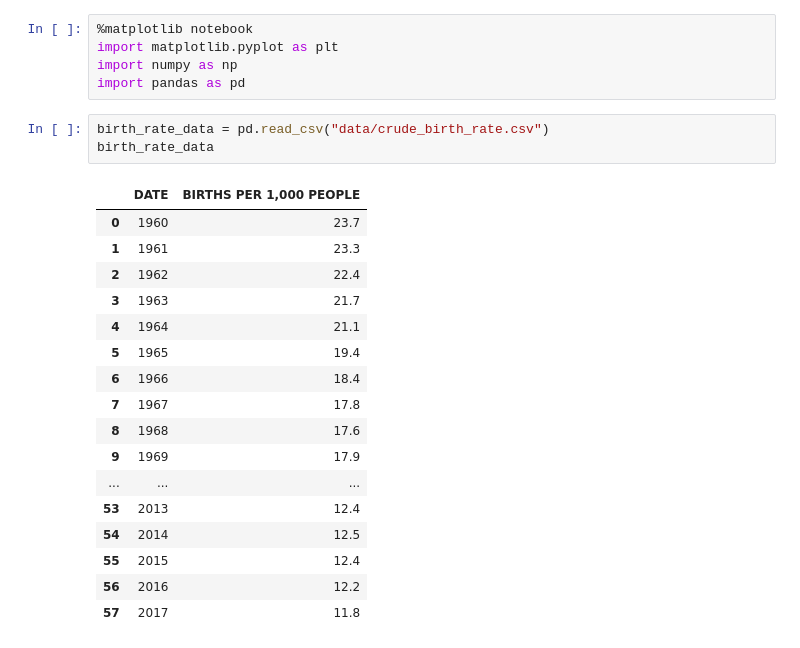
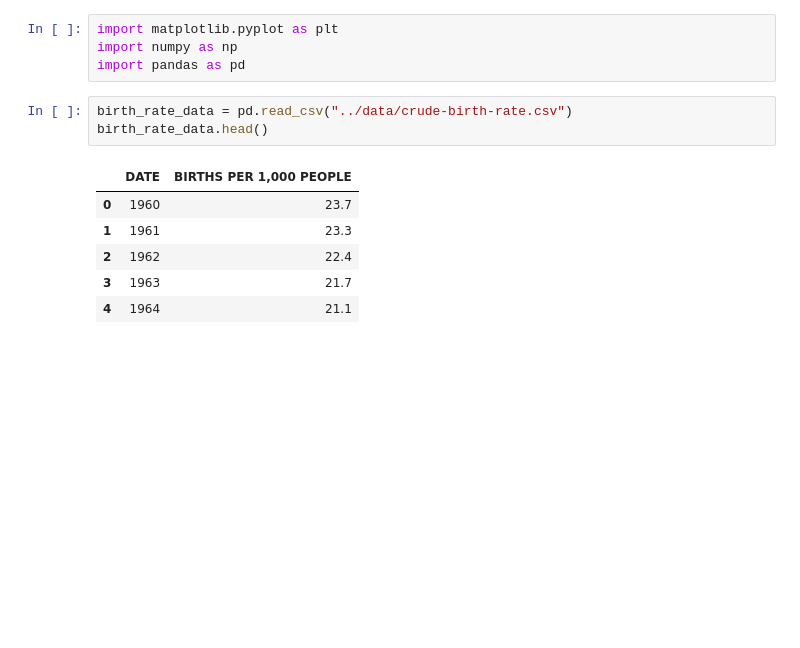
Before and after one commit to kathleeng77/Open-Source-Project-1, a Jupyter notebook: analysis/crude-birth-rate-analysis.ipynb, the cells around one changed output. Cells and saved outputs as stored; diff of their text form; blank space fills up the shorter version.

```diff
--- a/analysis/crude-birth-rate-analysis.ipynb
+++ b/analysis/crude-birth-rate-analysis.ipynb
@@ -1,27 +1,15 @@
 # %%
-%matplotlib notebook
 import matplotlib.pyplot as plt
 import numpy as np
 import pandas as pd
 # %%
-birth_rate_data = pd.read_csv("data/crude_birth_rate.csv")
-birth_rate_data
+birth_rate_data = pd.read_csv("../data/crude-birth-rate.csv")
+birth_rate_data.head()
 # %% [output]
 |  | DATE | BIRTHS PER 1,000 PEOPLE |
 | 0 | 1960 | 23.7 |
 | 1 | 1961 | 23.3 |
 | 2 | 1962 | 22.4 |
 | 3 | 1963 | 21.7 |
 | 4 | 1964 | 21.1 |
-| 5 | 1965 | 19.4 |
-| 6 | 1966 | 18.4 |
-| 7 | 1967 | 17.8 |
-| 8 | 1968 | 17.6 |
-| 9 | 1969 | 17.9 |
-| ... | ... | ... |
-| 53 | 2013 | 12.4 |
-| 54 | 2014 | 12.5 |
-| 55 | 2015 | 12.4 |
-| 56 | 2016 | 12.2 |
-| 57 | 2017 | 11.8 |
 # %%
```
Also changed, not shown: parts of 1 cell of this notebook, 14 other files.
